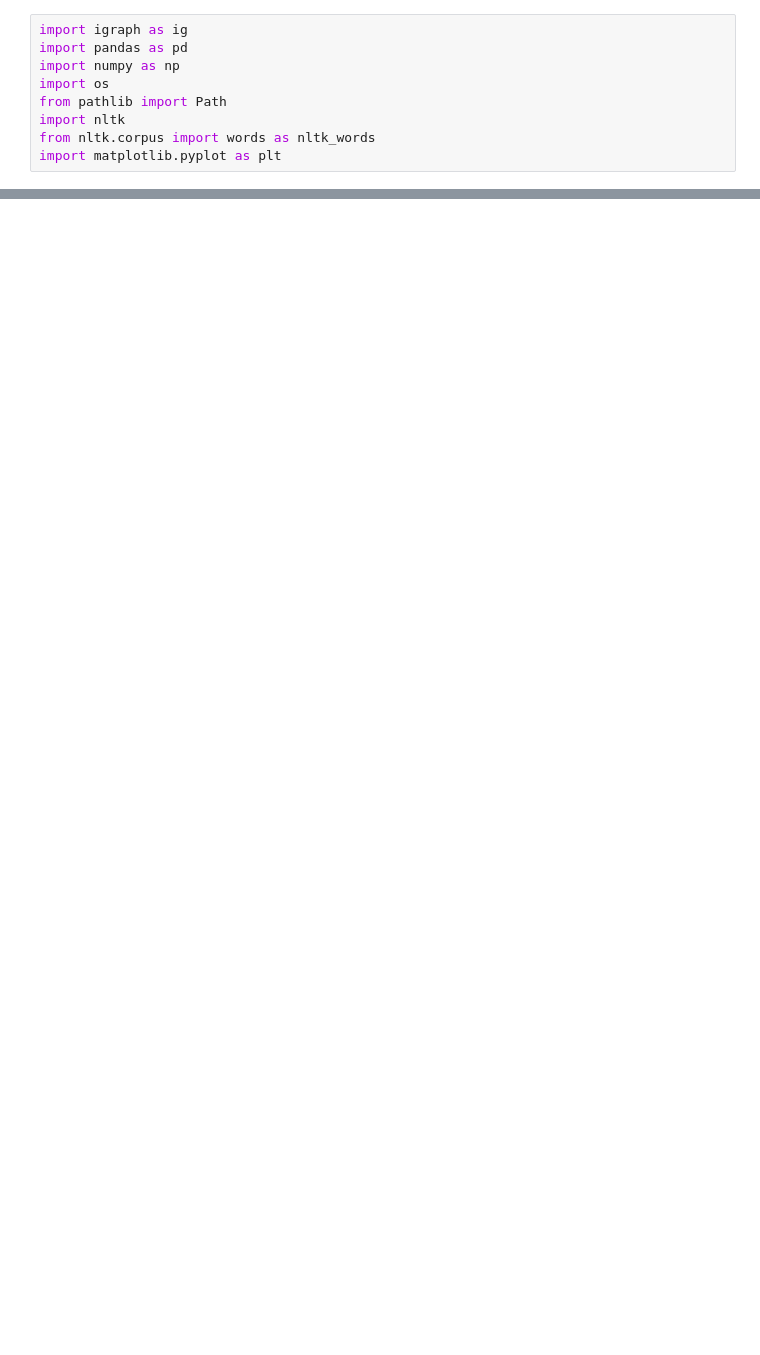
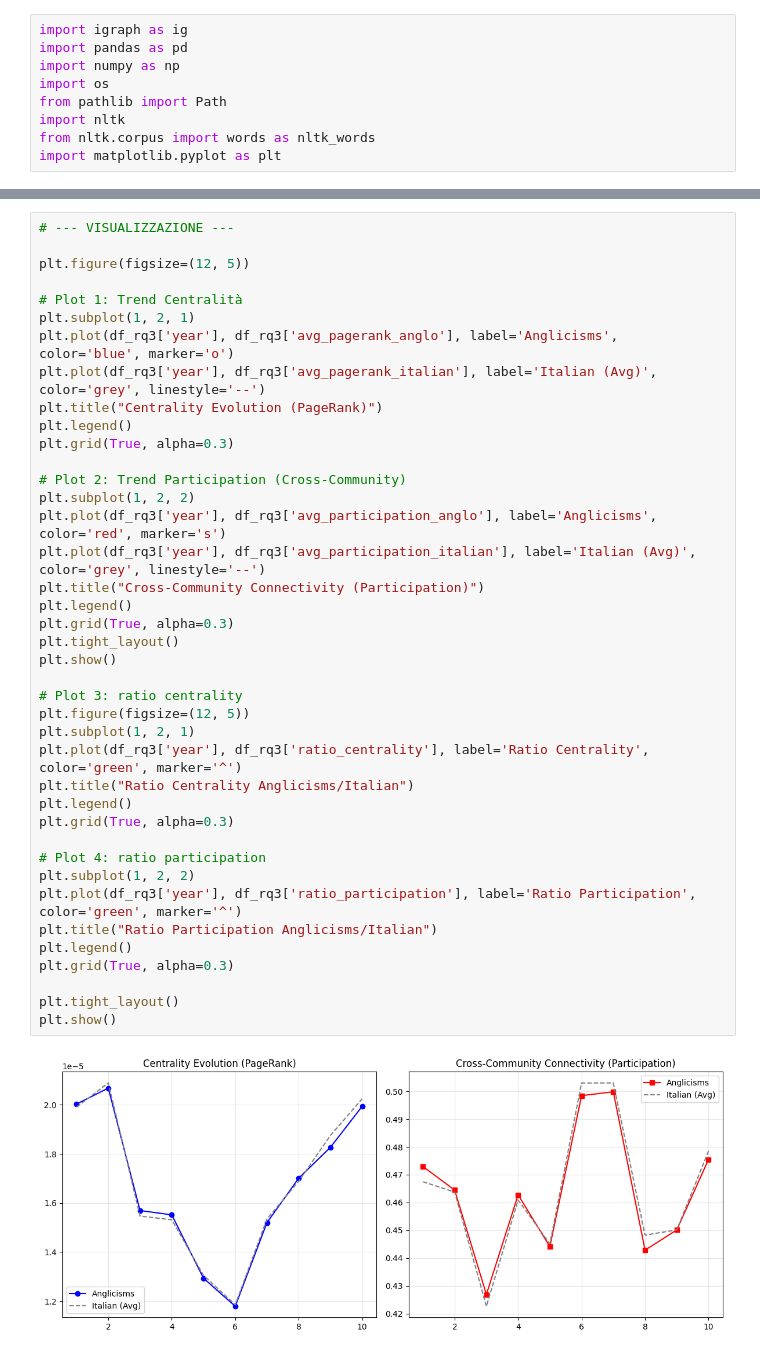
Before and after one commit to ChefBB/acn_project, a Jupyter notebook: dynet/RQ3.ipynb, the cells around one changed output, grey strips where cells are left out. Saved outputs shown, nothing was run; the diff lists cells and outputs as text; blank space fills up the shorter version.

```diff
--- a/dynet/RQ3.ipynb
+++ b/dynet/RQ3.ipynb
@@ -417,0 +210,42 @@ Analisi 10... Fatto.
+# %%
+# --- VISUALIZZAZIONE ---
+
+plt.figure(figsize=(12, 5))
+
+# Plot 1: Trend Centralità
+plt.subplot(1, 2, 1)
+plt.plot(df_rq3['year'], df_rq3['avg_pagerank_anglo'], label='Anglicisms', color='blue', marker='o')
+plt.plot(df_rq3['year'], df_rq3['avg_pagerank_italian'], label='Italian (Avg)', color='grey', linestyle='--')
+plt.title("Centrality Evolution (PageRank)")
+plt.legend()
+plt.grid(True, alpha=0.3)
+
+# Plot 2: Trend Participation (Cross-Community)
+plt.subplot(1, 2, 2)
+plt.plot(df_rq3['year'], df_rq3['avg_participation_anglo'], label='Anglicisms', color='red', marker='s')
+plt.plot(df_rq3['year'], df_rq3['avg_participation_italian'], label='Italian (Avg)', color='grey', linestyle='--')
+plt.title("Cross-Community Connectivity (Participation)")
+plt.legend()
+plt.grid(True, alpha=0.3)
+plt.tight_layout()
+plt.show()
+
+# Plot 3: ratio centrality
+plt.figure(figsize=(12, 5))
+plt.subplot(1, 2, 1)
+plt.plot(df_rq3['year'], df_rq3['ratio_centrality'], label='Ratio Centrality', color='green', marker='^')
+plt.title("Ratio Centrality Anglicisms/Italian")
+plt.legend()
+plt.grid(True, alpha=0.3)
+
+# Plot 4: ratio participation
+plt.subplot(1, 2, 2)
+plt.plot(df_rq3['year'], df_rq3['ratio_participation'], label='Ratio Participation', color='green', marker='^')
+plt.title("Ratio Participation Anglicisms/Italian")
+plt.legend()
+plt.grid(True, alpha=0.3)
+
+plt.tight_layout()
+plt.show()
+# %% [output]
+[figure, added]
```
Also changed, not shown: parts of 15 cells of this notebook, 2 other files.
